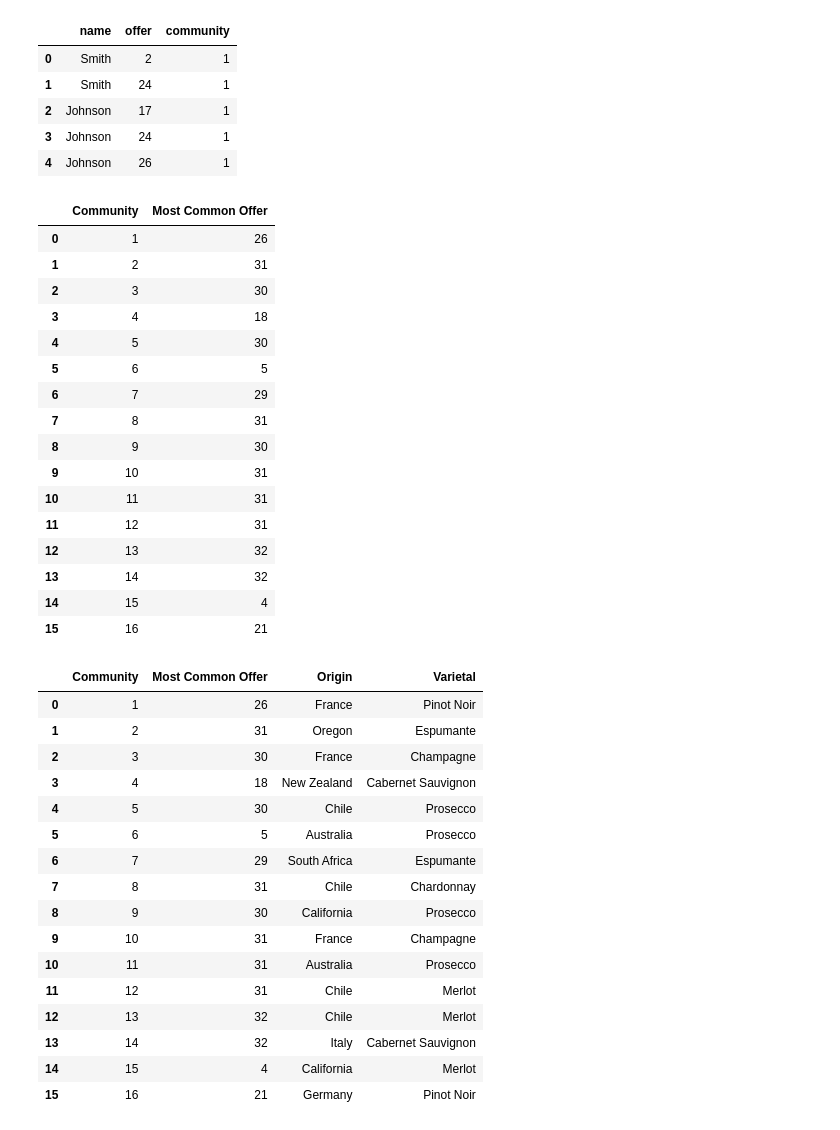
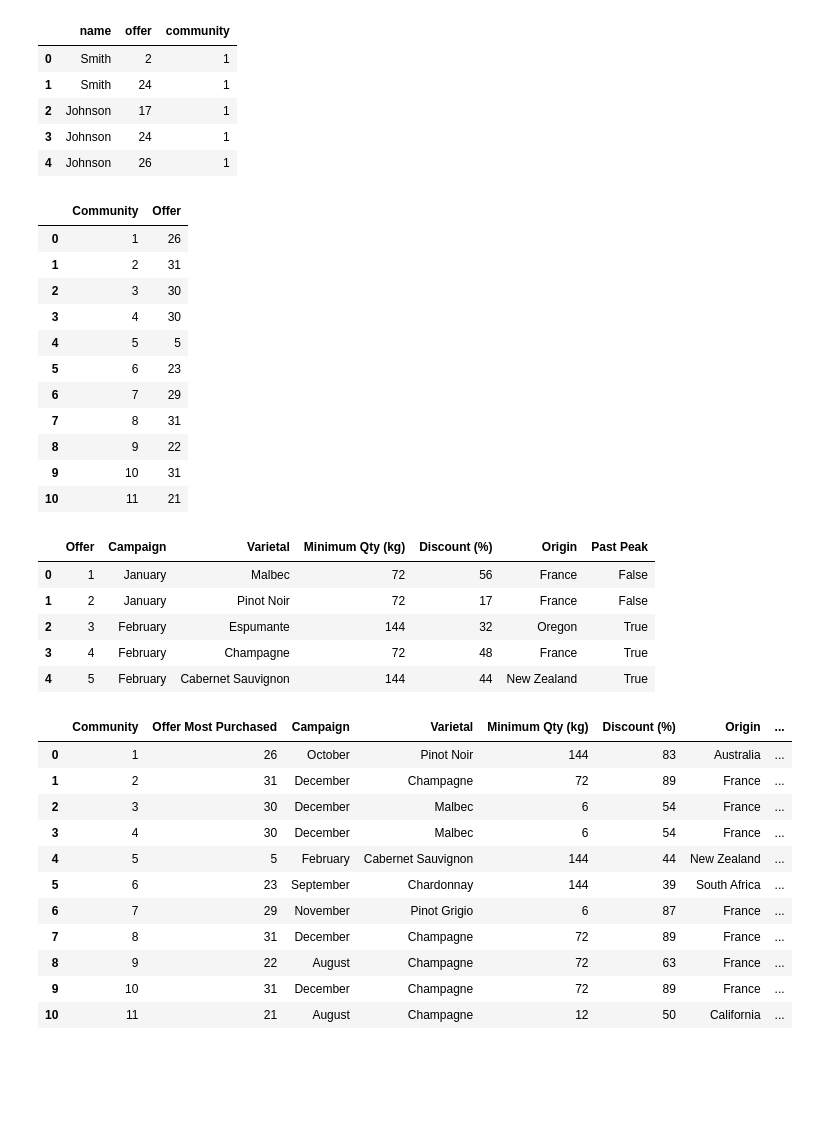
Before and after one commit to craigrshenton/craigrshenton.github.io, a Jupyter notebook: notebooks/notebook5.ipynb, the cells around one changed output. Drawn from its saved outputs; the diff is of its cells as text; code cells hidden in the pictures; blank space fills up the shorter version.

```diff
--- a/notebooks/notebook5.ipynb
+++ b/notebooks/notebook5.ipynb
@@ -182,49 +181,50 @@ df_sales.head() # note: first five all in same community
 # %%
 from collections import Counter
 
-count_dict = dict(zip(df_sales['community'], df_sales['offer']))
+count_dict = dict(zip(df_sales['community'], df_sales['offer'])) # create dictonary of all offers purchased by each community
 count_list = Counter(count_dict)
-df_communities = pd.DataFrame(sorted(count_list.most_common()))
-df_communities.columns = ['Community', 'Most Common Offer']
+df_communities = pd.DataFrame(sorted(count_list.most_common())) # find most common offer purchased by each community
+df_communities.columns = ['Community', 'Offer']
 df_communities
 # %% [output]
-|  | Community | Most Common Offer |
+|  | Community | Offer |
 | 0 | 1 | 26 |
 | 1 | 2 | 31 |
 | 2 | 3 | 30 |
-| 3 | 4 | 18 |
-| 4 | 5 | 30 |
-| 5 | 6 | 5 |
+| 3 | 4 | 30 |
+| 4 | 5 | 5 |
+| 5 | 6 | 23 |
 | 6 | 7 | 29 |
 | 7 | 8 | 31 |
-| 8 | 9 | 30 |
+| 8 | 9 | 22 |
 | 9 | 10 | 31 |
-| 10 | 11 | 31 |
-| 11 | 12 | 31 |
-| 12 | 13 | 32 |
-| 13 | 14 | 32 |
-| 14 | 15 | 4 |
-| 15 | 16 | 21 |
+| 10 | 11 | 21 |
 # %%
+# load info about offers
 df_offers = pd.read_excel(open('C:/Users/craigrshenton/Desktop/Dropbox/excel_data_sci/ch02/WineKMC.xlsx','rb'), sheetname=0)
-df_communities['Origin']=df_offers['Offer #'].map(df_offers.Origin) # map offer region to communities
-df_communities['Varietal']=df_offers['Offer #'].map(df_offers.Varietal) # map offer name to communities
-df_communities
+df_offers.rename(columns={'Offer #':'Offer'}, inplace=True)
+df_offers.head()
 # %% [output]
-|  | Community | Most Common Offer | Origin | Varietal |
-| 0 | 1 | 26 | France | Pinot Noir |
-| 1 | 2 | 31 | Oregon | Espumante |
-| 2 | 3 | 30 | France | Champagne |
-| 3 | 4 | 18 | New Zealand | Cabernet Sauvignon |
-| 4 | 5 | 30 | Chile | Prosecco |
-| 5 | 6 | 5 | Australia | Prosecco |
-| 6 | 7 | 29 | South Africa | Espumante |
-| 7 | 8 | 31 | Chile | Chardonnay |
-| 8 | 9 | 30 | California | Prosecco |
-| 9 | 10 | 31 | France | Champagne |
-| 10 | 11 | 31 | Australia | Prosecco |
-| 11 | 12 | 31 | Chile | Merlot |
-| 12 | 13 | 32 | Chile | Merlot |
-| 13 | 14 | 32 | Italy | Cabernet Sauvignon |
-| 14 | 15 | 4 | California | Merlot |
-| 15 | 16 | 21 | Germany | Pinot Noir |
+|  | Offer | Campaign | Varietal | Minimum Qty (kg) | Discount (%) | Origin | Past Peak |
+| 0 | 1 | January | Malbec | 72 | 56 | France | False |
+| 1 | 2 | January | Pinot Noir | 72 | 17 | France | False |
+| 2 | 3 | February | Espumante | 144 | 32 | Oregon | True |
+| 3 | 4 | February | Champagne | 72 | 48 | France | True |
+| 4 | 5 | February | Cabernet Sauvignon | 144 | 44 | New Zealand | True |
+# %%
+df_communities = df_communities.merge(df_offers, on='Offer', how='left') # merge info on offers with community index
+df_communities.rename(columns={'Offer':'Offer Most Purchased'}, inplace=True) # add more accurate lable
+df_communities
+# %% [output]
+|  | Community | Offer Most Purchased | Campaign | Varietal | Minimum Qty (kg) | Discount (%) | Origin | ... |
+| 0 | 1 | 26 | October | Pinot Noir | 144 | 83 | Australia | ... |
+| 1 | 2 | 31 | December | Champagne | 72 | 89 | France | ... |
+| 2 | 3 | 30 | December | Malbec | 6 | 54 | France | ... |
+| 3 | 4 | 30 | December | Malbec | 6 | 54 | France | ... |
+| 4 | 5 | 5 | February | Cabernet Sauvignon | 144 | 44 | New Zealand | ... |
+| 5 | 6 | 23 | September | Chardonnay | 144 | 39 | South Africa | ... |
+| 6 | 7 | 29 | November | Pinot Grigio | 6 | 87 | France | ... |
+| 7 | 8 | 31 | December | Champagne | 72 | 89 | France | ... |
+| 8 | 9 | 22 | August | Champagne | 72 | 63 | France | ... |
+| 9 | 10 | 31 | December | Champagne | 72 | 89 | France | ... |
+| 10 | 11 | 21 | August | Champagne | 12 | 50 | California | ... |
```
Also changed, not shown: parts of 5 cells of this notebook, 5 other files.
